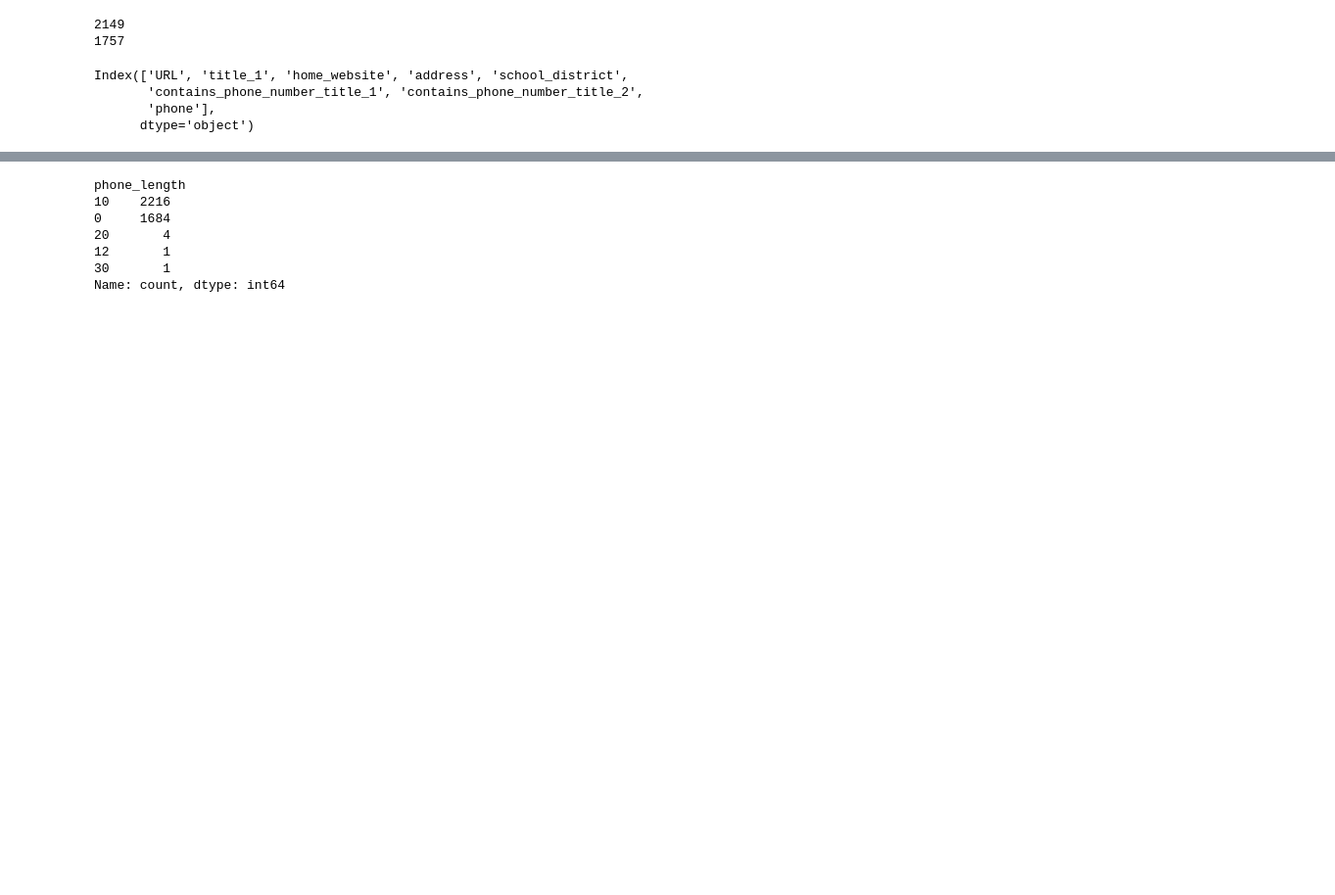
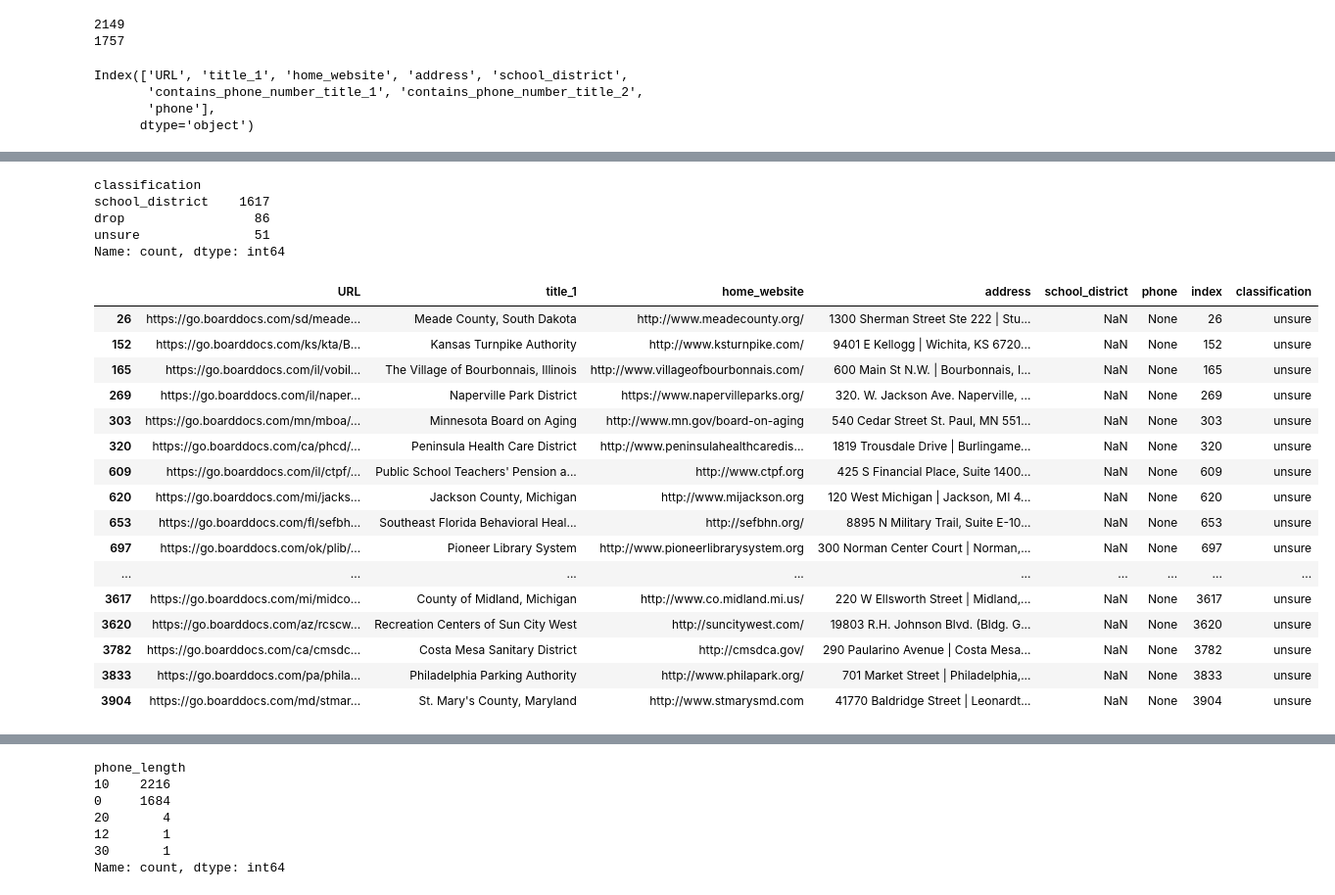
Before and after one commit to audrey-tan/cepr_boarddocs, a Jupyter notebook: deliverable1/clean_boarddocs_websites.ipynb, the cells around one changed output, grey strips where cells are left out. Shown: that part at 98% size. Saved outputs shown, nothing was run; the diff lists cells and outputs as text; code cells hidden in the pictures; blank space fills up the shorter version.

```diff
--- a/deliverable1/clean_boarddocs_websites.ipynb
+++ b/deliverable1/clean_boarddocs_websites.ipynb
@@ -2230,3 +1764,0 @@ df.loc[df["action"]=="address", "title_1"] = None
-# %%
-# handle the drops
-df.loc[df["action"]=="drop", "title_1"] = None
@@ -2269,6 +1764,0 @@ Flushing oldest 200 entries.
-# %%
-# handle these
-df.loc[df['URL']=="https://go.boarddocs.com/mi/aaps/Board.nsf/Public","school_district"] = df["title_1"]
-df.loc[df['URL']=="https://go.boarddocs.com/mi/aaps/Board.nsf/Public","title_1"] = None
-
-df.loc[df['URL']=="https://go.boarddocs.com/oh/iron/Board.nsf/Public","title_1"] = None
@@ -2274,0 +1768,9 @@ df.loc[df['URL']=="https://go.boarddocs.com/oh/iron/Board.nsf/Public","title_1"]
+# %%
+# o1 identified these as addresses
+print(df.loc[df["index"].isin([155,242, 1343])])
+# handle them manually
+df.loc[df["URL"]=="https://go.boarddocs.com/ny/clintoncsd/Board.nsf/Public", "address"] = df["title_1"]
+df.loc[df["URL"]=="https://go.boarddocs.com/ny/clintoncsd/Board.nsf/Public", "title_1"] = None
+
+# drop the rest
+df.loc[df["index"].isin([242, 1343]), "title_1"] = None
@@ -2274,0 +1801,6 @@ df.loc[df['URL']=="https://go.boarddocs.com/oh/iron/Board.nsf/Public","title_1"]
+# %%
+# get the o1 classification
+gpt_df = pd.read_csv("gpt_results/results_10.csv")
+
+# merge them
+df = pd.merge(df, gpt_df, how="left", on="index")
@@ -2274,0 +1820,29 @@ df.loc[df['URL']=="https://go.boarddocs.com/oh/iron/Board.nsf/Public","title_1"]
+# %%
+df["classification"].value_counts()
+# %% [output]
+classification
+school_district    1617
+drop                 86
+unsure               51
+Name: count, dtype: int64
+# %%
+# check the ones that are unsure
+df[df["classification"]=="unsure"]
+# %% [output]
+|  | URL | title_1 | home_website | address | school_district | phone | index | classification |
+| 26 | https://go.boarddocs.com/sd/meade... | Meade County, South Dakota | http://www.meadecounty.org/ | 1300 Sherman Street Ste 222 | Stu... | NaN | None | 26 | unsure |
+| 152 | https://go.boarddocs.com/ks/kta/B... | Kansas Turnpike Authority | http://www.ksturnpike.com/ | 9401 E Kellogg | Wichita, KS 6720... | NaN | None | 152 | unsure |
+| 165 | https://go.boarddocs.com/il/vobil... | The Village of Bourbonnais, Illinois | http://www.villageofbourbonnais.com/ | 600 Main St N.W. | Bourbonnais, I... | NaN | None | 165 | unsure |
+| 269 | https://go.boarddocs.com/il/naper... | Naperville Park District | https://www.napervilleparks.org/ | 320. W. Jackson Ave. Naperville, ... | NaN | None | 269 | unsure |
+| 303 | https://go.boarddocs.com/mn/mboa/... | Minnesota Board on Aging | http://www.mn.gov/board-on-aging | 540 Cedar Street St. Paul, MN 551... | NaN | None | 303 | unsure |
+| 320 | https://go.boarddocs.com/ca/phcd/... | Peninsula Health Care District | http://www.peninsulahealthcaredis... | 1819 Trousdale Drive | Burlingame... | NaN | None | 320 | unsure |
+| 609 | https://go.boarddocs.com/il/ctpf/... | Public School Teachers' Pension a... | http://www.ctpf.org | 425 S Financial Place, Suite 1400... | NaN | None | 609 | unsure |
+| 620 | https://go.boarddocs.com/mi/jacks... | Jackson County, Michigan | http://www.mijackson.org | 120 West Michigan | Jackson, MI 4... | NaN | None | 620 | unsure |
+| 653 | https://go.boarddocs.com/fl/sefbh... | Southeast Florida Behavioral Heal... | http://sefbhn.org/ | 8895 N Military Trail, Suite E-10... | NaN | None | 653 | unsure |
+| 697 | https://go.boarddocs.com/ok/plib/... | Pioneer Library System | http://www.pioneerlibrarysystem.org | 300 Norman Center Court | Norman,... | NaN | None | 697 | unsure |
+| ... | ... | ... | ... | ... | ... | ... | ... | ... |
+| 3617 | https://go.boarddocs.com/mi/midco... | County of Midland, Michigan | http://www.co.midland.mi.us/ | 220 W Ellsworth Street | Midland,... | NaN | None | 3617 | unsure |
+| 3620 | https://go.boarddocs.com/az/rcscw... | Recreation Centers of Sun City West | http://suncitywest.com/ | 19803 R.H. Johnson Blvd. (Bldg. G... | NaN | None | 3620 | unsure |
+| 3782 | https://go.boarddocs.com/ca/cmsdc... | Costa Mesa Sanitary District | http://cmsdca.gov/ | 290 Paularino Avenue | Costa Mesa... | NaN | None | 3782 | unsure |
+| 3833 | https://go.boarddocs.com/pa/phila... | Philadelphia Parking Authority | http://www.philapark.org/ | 701 Market Street | Philadelphia,... | NaN | None | 3833 | unsure |
+| 3904 | https://go.boarddocs.com/md/stmar... | St. Mary's County, Maryland | http://www.stmarysmd.com | 41770 Baldridge Street | Leonardt... | NaN | None | 3904 | unsure |
```
Also changed, not shown: parts of 84 cells of this notebook, 5 other files.
